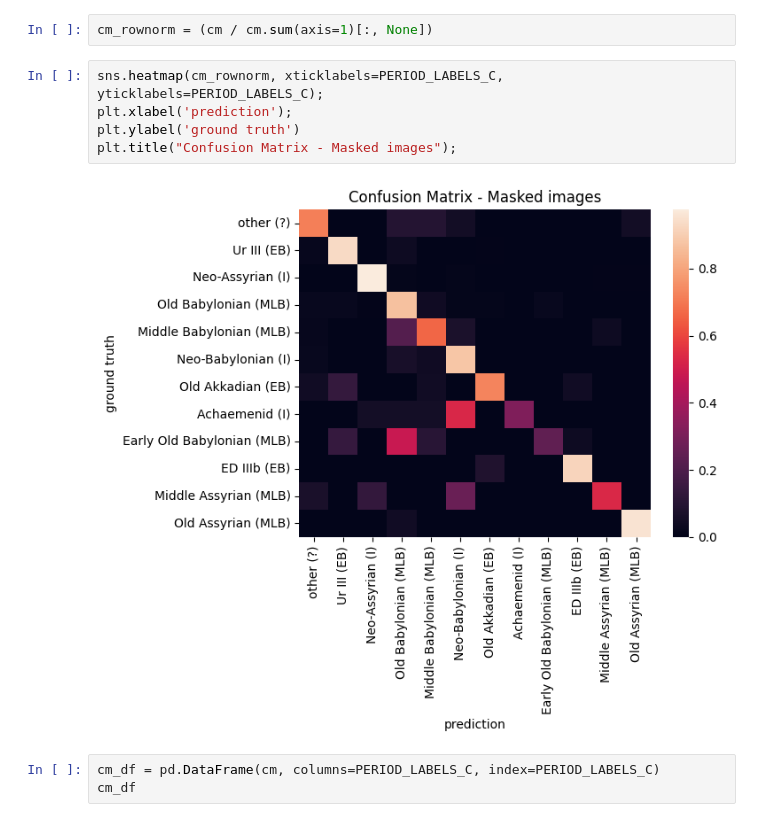
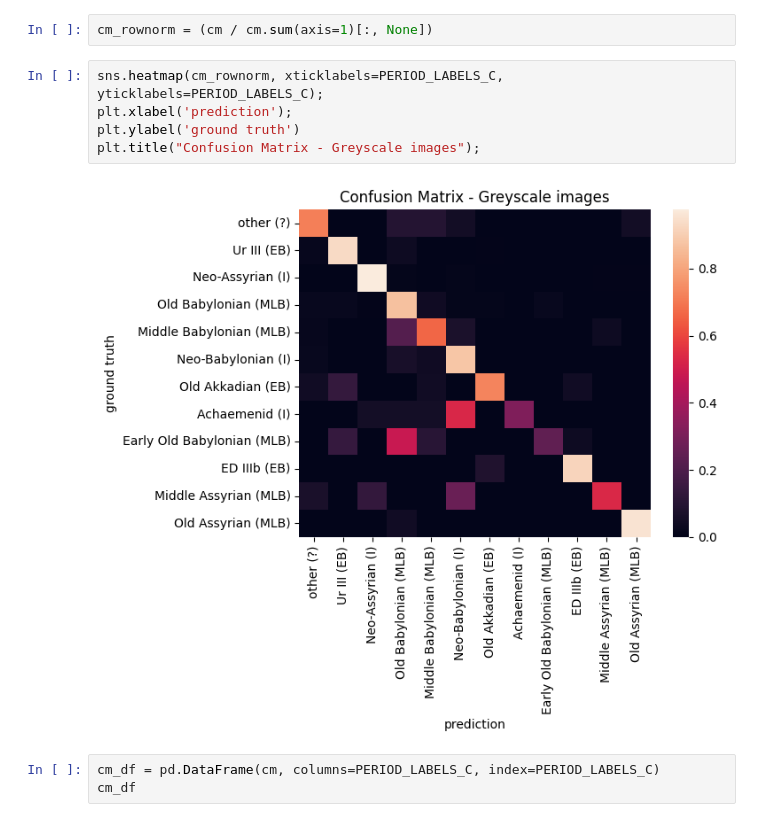
Before and after one commit to daniellekap/ShapingHistory, a Jupyter notebook: 6.1 test period classifier - greyscale tablets.ipynb, the cells around one changed output. Saved outputs shown, nothing was run; the diff lists cells and outputs as text.

```diff
--- a/6.1 test period classifier - greyscale tablets.ipynb
+++ b/6.1 test period classifier - greyscale tablets.ipynb
@@ -266,10 +266,10 @@ cm_rownorm = (cm / cm.sum(axis=1)[:, None])
 # %%
 sns.heatmap(cm_rownorm, xticklabels=PERIOD_LABELS_C, yticklabels=PERIOD_LABELS_C);
 plt.xlabel('prediction');
 plt.ylabel('ground truth')
-plt.title("Confusion Matrix - Masked images");
+plt.title("Confusion Matrix - Greyscale images");
 # %% [output]
-[figure, old version]
+[figure, new version]
 # %%
 cm_df = pd.DataFrame(cm, columns=PERIOD_LABELS_C, index=PERIOD_LABELS_C)
 cm_df
```
Also changed, not shown: parts of 11 cells of this notebook, 2 other files.
